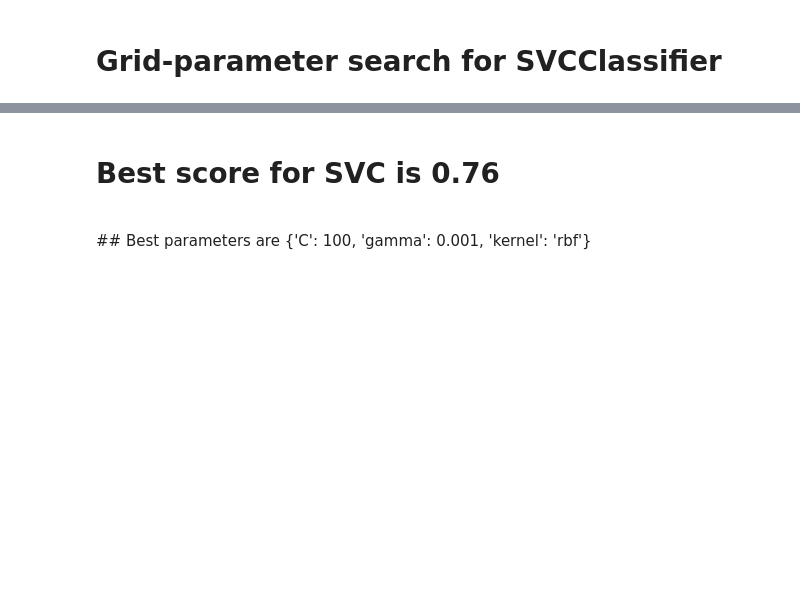
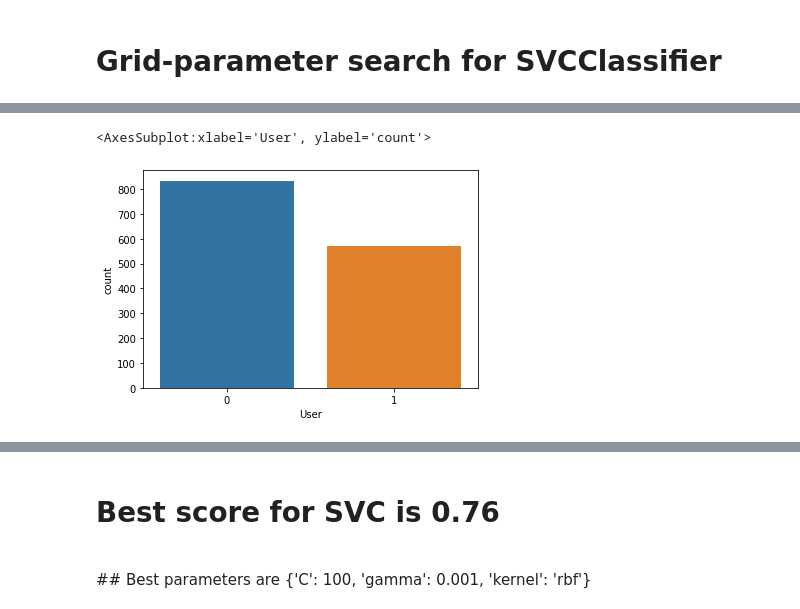
Before and after one commit to flux511/Personality-vs-DrugUse, a Jupyter notebook: init-modelling.ipynb, the cells around one changed output, grey strips where cells are left out. Drawn from its saved outputs; the diff is of its cells as text; code cells hidden in the pictures; blank space fills up the shorter version.

```diff
--- a/init-modelling.ipynb
+++ b/init-modelling.ipynb
@@ -293,9 +332,6 @@ Naive Bayes assumes that predictors are conditionally independent => this might
 # Grid-parameter search for RandomForestClassifier
 # %%
 from sklearn.model_selection import GridSearchCV
-from sklearn.metrics import fbeta_score, make_scorer
-
-ftwo_scorer = make_scorer(fbeta_score, beta=2)
 
 param_grid = {
     'n_estimators': [200, 500],
@@ -304,7 +340,7 @@ param_grid = {
     'criterion' :['gini', 'entropy']
 }
 rf_model = RandomForestClassifier(random_state=RSEED)
-CV_rfc = GridSearchCV(estimator=rf_model, param_grid=param_grid, cv= 5, scoring=ftwo_scorer)
+CV_rfc = GridSearchCV(estimator=rf_model, param_grid=param_grid, cv= 5, scoring=ftwo_scorer, verbose = 1)
 CV_rfc.fit(X_train, y_train)
 CV_rfc.best_params_
 CV_rfc.best_score_
@@ -328,10 +363,10 @@ Best parameters for this score are : {'criterion': 'gini','max_depth': 8,'max_fe
 # %% [markdown]
 # Grid-parameter search for SVCClassifier
 # %%
-
-
-param_grid = {"kernel": ["rbf", "linear"], "gamma": [1e-2, 1e-3, 1e-4], "C": [1, 10, 100]}
-CV_svc = GridSearchCV(estimator=SVC(), param_grid=param_grid, cv= 5, scoring=ftwo_scorer)
+param_grid = [{"kernel": ["rbf", "linear"], "gamma": [1e-2, 1e-3, 1e-4], "C": [1, 10, 100]},
+              {'C': [1.0], 'break_ties': [False], 'cache_size': [200], 'class_weight': [None], 'coef0': [0.0], 'decision_function_shape': ['ovr'], 'degree': [3], 'gamma':[ 'scale'], 'kernel':[ 'rbf'], 'max_iter':[ -1], 'probability':[ False], 'random_state':[ 42], 'shrinking':[ True], 'tol':[ 0.001], 'verbose':[ False]}]
+#param_grid = {'C': [1.0], 'break_ties': [False], 'cache_size': [200], 'class_weight': [None], 'coef0': [0.0], 'decision_function_shape': ['ovr'], 'degree': [3], 'gamma':[ 'scale'], 'kernel':[ 'rbf'], 'max_iter':[ -1], 'probability':[ False], 'random_state':[ 42], 'shrinking':[ True], 'tol':[ 0.001], 'verbose':[ False]}
+CV_svc = GridSearchCV(estimator=SVC(), param_grid=param_grid, cv= 5, scoring=ftwo_scorer, verbose = 1)
 CV_svc.fit(X_train, y_train)
 CV_svc.best_params_
 
@@ -345,0 +401,10 @@ GridSearchCV(cv=5, estimator=SVC(),
+# %%
+svc_best = SVC(**CV_svc.best_params_)
+svc_best.fit(X_train,y_train)
+
+y_pred_svc = svc_best.predict(X_test)
+
+recall_score(y_test, y_pred_svc)
+precision_score(y_test, y_pred_svc)
+fbeta_score(y_test, y_pred_svc, beta = 2)
+confusion_matrix(y_test, y_pred_svc)
@@ -345,0 +418,11 @@ GridSearchCV(cv=5, estimator=SVC(),
+# %%
+params = {'C': 1.0, 'break_ties': False, 'cache_size': 200, 'class_weight': None, 'coef0': 0.0, 'decision_function_shape': 'ovr', 'degree': 3, 'gamma': 'scale', 'kernel': 'rbf', 'max_iter': -1, 'probability': False, 'random_state': 42, 'shrinking': True, 'tol': 0.001, 'verbose': False}
+svc_basic = SVC(**params)
+svc_basic.fit(X_train,y_train)
+
+y_pred_svc_basic = svc_basic.predict(X_test)
+
+recall_score(y_test, y_pred_svc_basic)
+precision_score(y_test, y_pred_svc_basic)
+fbeta_score(y_test, y_pred_svc_basic, beta = 2)
+confusion_matrix(y_test, y_pred_svc_basic)
@@ -345,0 +436,5 @@ GridSearchCV(cv=5, estimator=SVC(),
+# %%
+sns.countplot(y_train)
+# %% [output]
+<AxesSubplot:xlabel='User', ylabel='count'>
+[figure, added]
```
Also changed, not shown: parts of 22 cells of this notebook, 3 other files.
